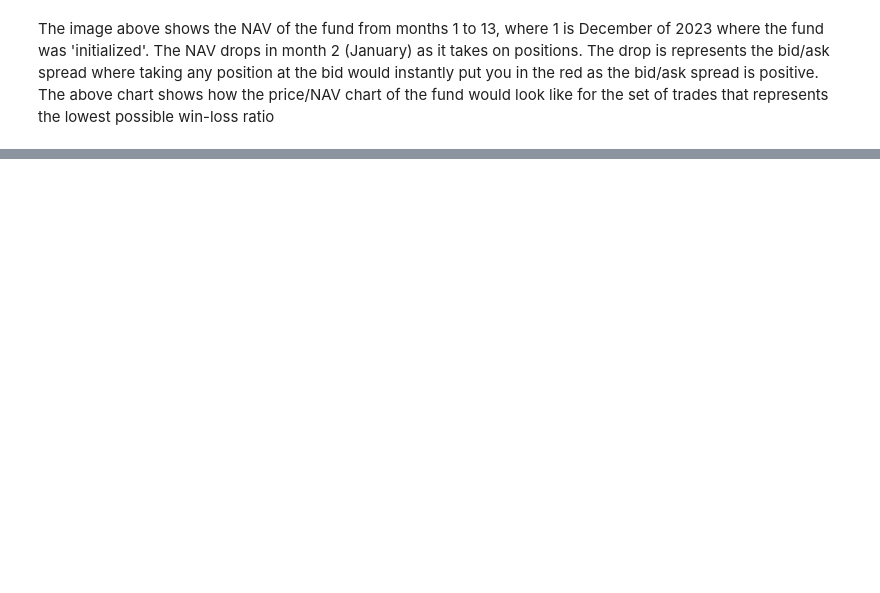
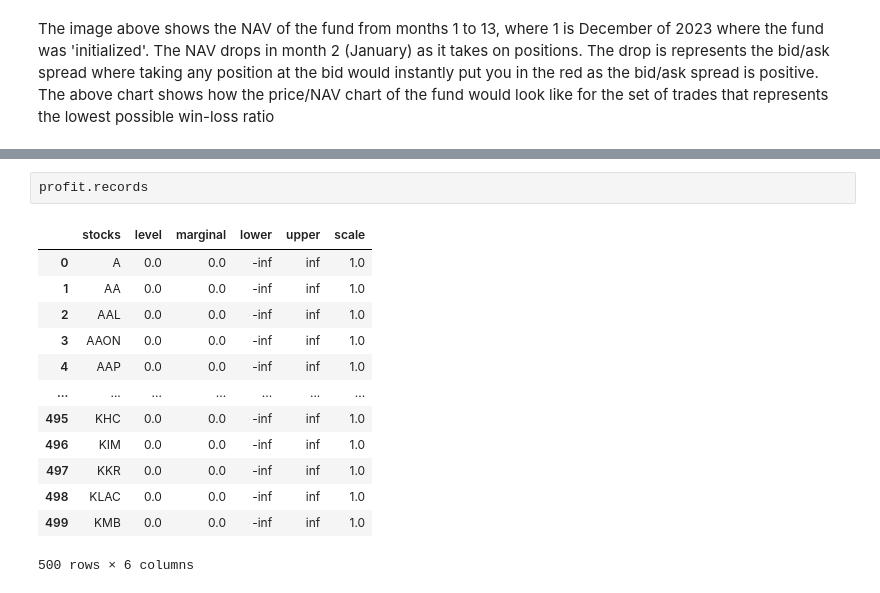
Before and after one commit to thetenthbox/MILP-Formulation-for-Fund-Assessment, a Jupyter notebook: MILP-Formulation-Notebook.ipynb, the cells around one changed output, grey strips where cells are left out. Cells and saved outputs as stored; diff of their text form; blank space fills up the shorter version.

```diff
--- a/MILP-Formulation-Notebook.ipynb
+++ b/MILP-Formulation-Notebook.ipynb
@@ -998,0 +1181,16 @@ Number of active positions at each time period:
+# %%
+profit.records
+# %% [output]
+|  | stocks | level | marginal | lower | upper | scale |
+| 0 | A | 0.0 | 0.0 | -inf | inf | 1.0 |
+| 1 | AA | 0.0 | 0.0 | -inf | inf | 1.0 |
+| 2 | AAL | 0.0 | 0.0 | -inf | inf | 1.0 |
+| 3 | AAON | 0.0 | 0.0 | -inf | inf | 1.0 |
+| 4 | AAP | 0.0 | 0.0 | -inf | inf | 1.0 |
+| ... | ... | ... | ... | ... | ... | ... |
+| 495 | KHC | 0.0 | 0.0 | -inf | inf | 1.0 |
+| 496 | KIM | 0.0 | 0.0 | -inf | inf | 1.0 |
+| 497 | KKR | 0.0 | 0.0 | -inf | inf | 1.0 |
+| 498 | KLAC | 0.0 | 0.0 | -inf | inf | 1.0 |
+| 499 | KMB | 0.0 | 0.0 | -inf | inf | 1.0 |
+500 rows × 6 columns
```
Also changed, not shown: parts of 19 cells of this notebook, 3 other files.
